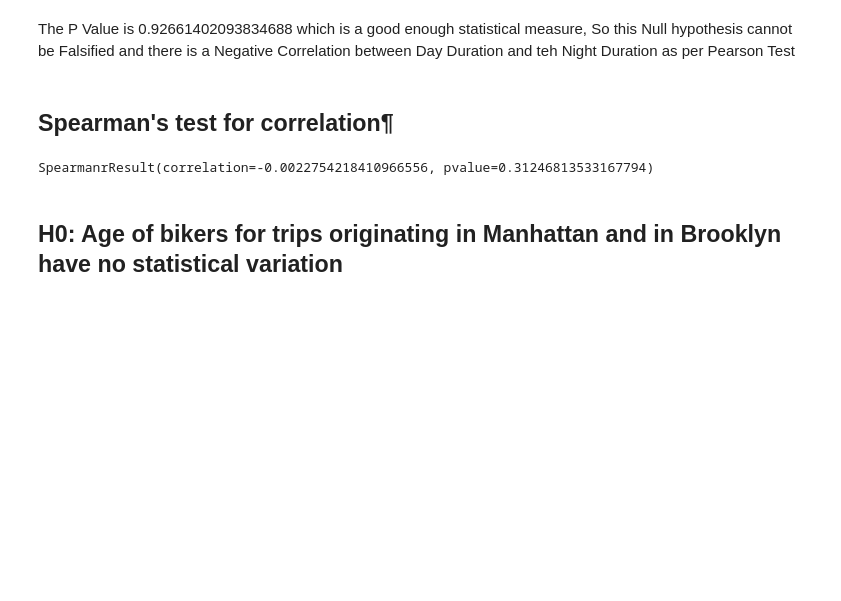
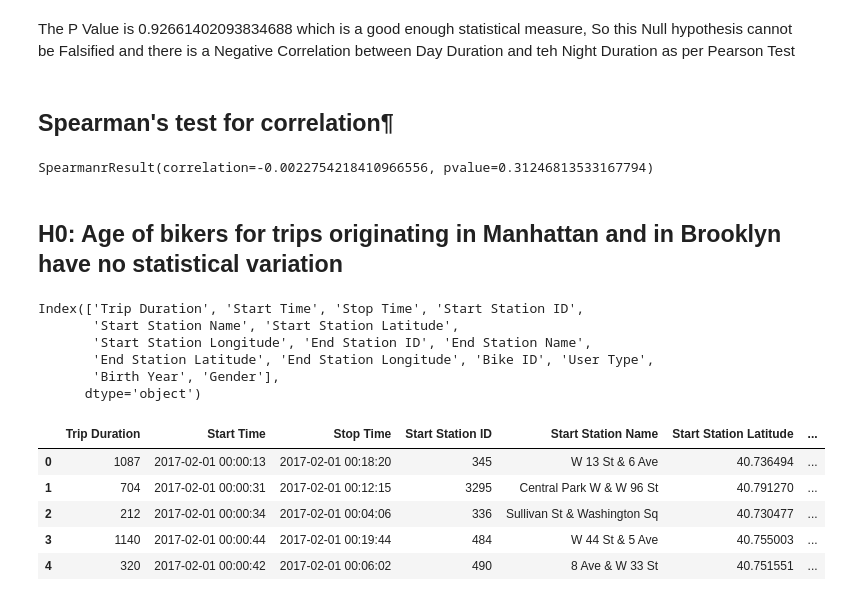
Before and after one commit to rxl204/PUI2017_pak348, a Jupyter notebook: HW4_pak348/Citibike_Tests.ipynb, the cells around one changed output. Saved outputs shown, nothing was run; the diff lists cells and outputs as text; code cells hidden in the pictures; blank space fills up the shorter version.

```diff
--- a/HW4_pak348/Citibike_Tests.ipynb
+++ b/HW4_pak348/Citibike_Tests.ipynb
@@ -247,3 +247,51 @@ SpearmanrResult(correlation=-0.0022754218410966556, pvalue=0.31246813533167794)
 The pvalue=0.31246813533167794 and there is a negative Correlation. Therefore the Null Hypothesis cannot be justified.
 # %% [markdown]
 ## H0: Age of bikers for trips originating in Manhattan and in Brooklyn have no statistical variation
+# %%
+# Reading from CSV File
+dfa = pd.read_csv('/gws/open/Student/citibike/201702-citibike-tripdata.csv.zip')
+# %%
+dfb = pd.read_csv('/gws/open/Student/citibike/201703-citibike-tripdata.csv.zip')
+# %%
+frames = (dfa, dfb)
+# %%
+dfbkup = pd.concat(frames)
+# %%
+dfbkup.columns
+# %% [output]
+Index(['Trip Duration', 'Start Time', 'Stop Time', 'Start Station ID',
+       'Start Station Name', 'Start Station Latitude',
+       'Start Station Longitude', 'End Station ID', 'End Station Name',
+       'End Station Latitude', 'End Station Longitude', 'Bike ID', 'User Type',
+       'Birth Year', 'Gender'],
+      dtype='object')
+# %%
+# draw a rectangle usong lat/long to separate BK and MN trips; y = lat, x = long
+# lat for MN is above 40.698215
+# long for MN is left of -73.970755
+# define a function that creates a new columns and assigns 1 or 0 based on long/lat
+
+#lat = dfbkup['start station latitude']
+
+#if (lat >= lat_min)
+# df['borough] = df[[dfbkup['start station latitude'], dfbkup['start station longitude']]].apply(func, axis=1)
+
+# define function for assigning values in column
+def name_boro(lat_long):
+    lat, long = lat_long
+    if (lat <= 40.698215) and (long >= -73.970755):
+        return '1'
+    else:
+        return '0'
+
+# could do if lat <=  & lat >= or something like that to make a box
+
+dfbkup['borough'] = dfbkup[['Start Station Latitude', 'Start Station Latitude']].apply(name_boro, axis=1)
+dfbkup.head()
+# %% [output]
+|  | Trip Duration | Start Time | Stop Time | Start Station ID | Start Station Name | Start Station Latitude | ... |
+| 0 | 1087 | 2017-02-01 00:00:13 | 2017-02-01 00:18:20 | 345 | W 13 St & 6 Ave | 40.736494 | ... |
+| 1 | 704 | 2017-02-01 00:00:31 | 2017-02-01 00:12:15 | 3295 | Central Park W & W 96 St | 40.791270 | ... |
+| 2 | 212 | 2017-02-01 00:00:34 | 2017-02-01 00:04:06 | 336 | Sullivan St & Washington Sq | 40.730477 | ... |
+| 3 | 1140 | 2017-02-01 00:00:44 | 2017-02-01 00:19:44 | 484 | W 44 St & 5 Ave | 40.755003 | ... |
+| 4 | 320 | 2017-02-01 00:00:42 | 2017-02-01 00:06:02 | 490 | 8 Ave & W 33 St | 40.751551 | ... |
```
Also changed, not shown: parts of 9 cells of this notebook, 1 other file.
